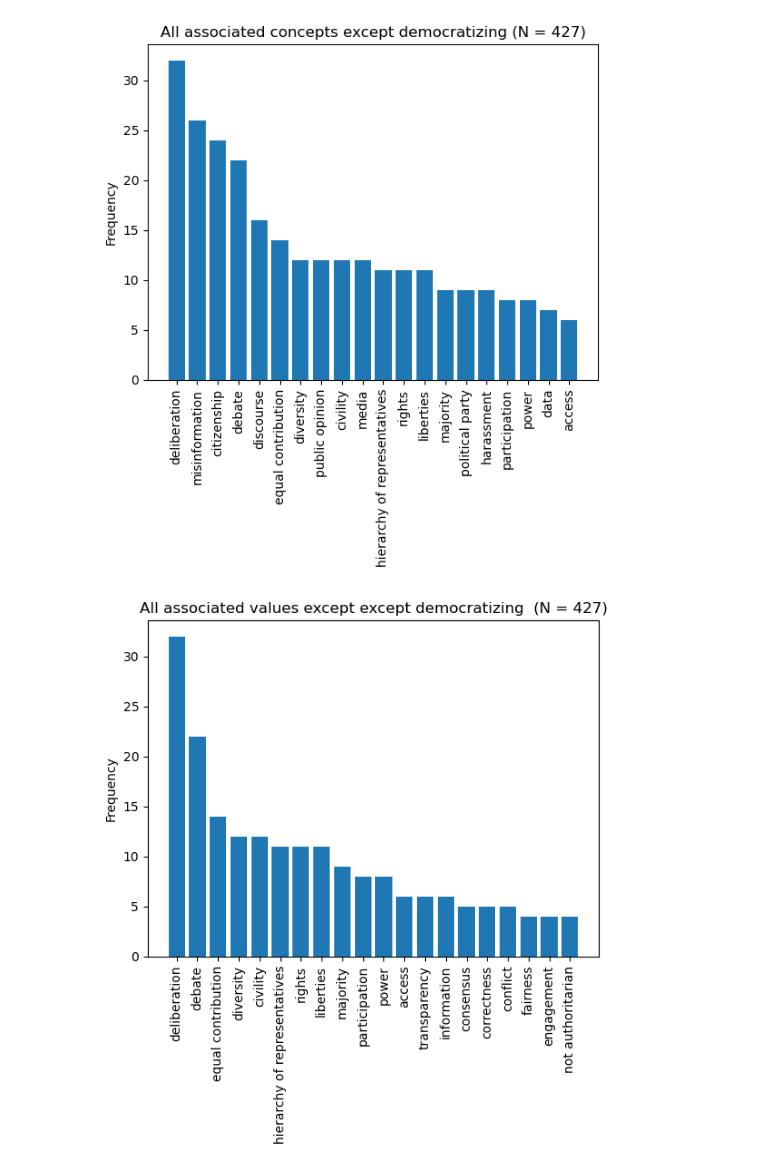
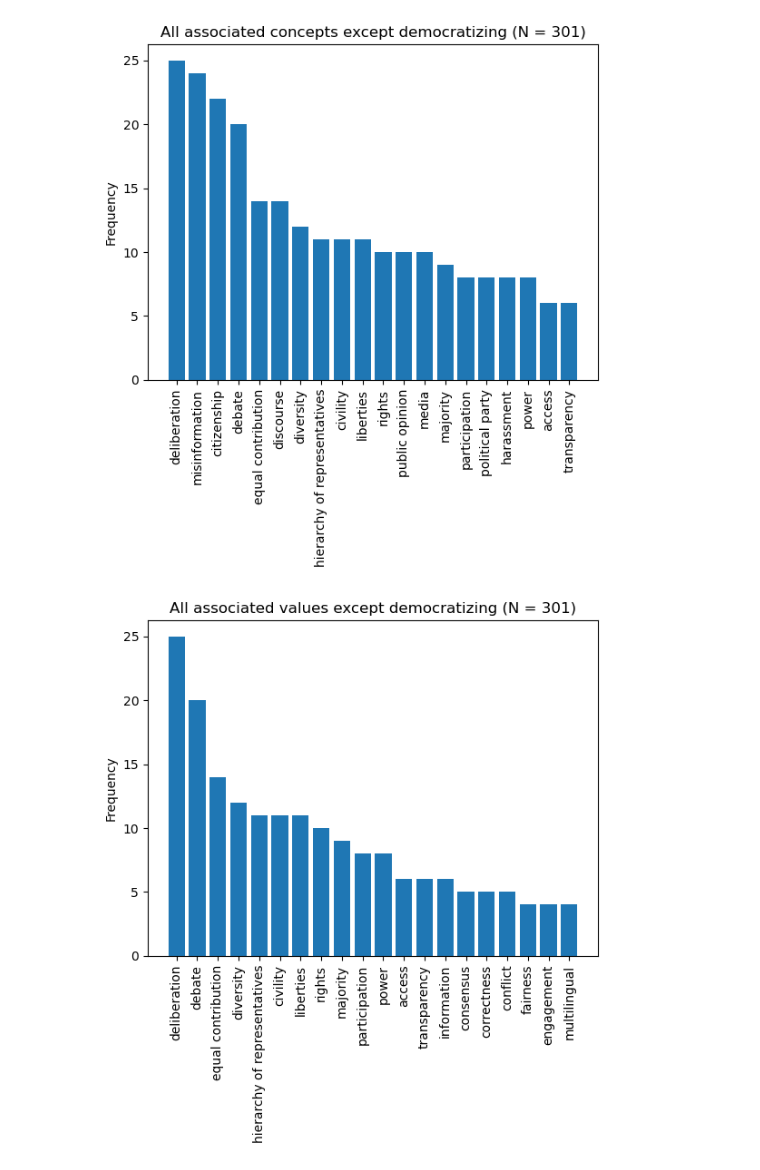
Before and after one commit to ArjunSubramonian/democratization-nlp, a Jupyter notebook: thematic-analysis.ipynb, the cells around one changed output. Cells and saved outputs as stored; diff of their text form; code cells hidden in the pictures.

Commit message:
cleaned up plots

```diff
--- a/thematic-analysis.ipynb
+++ b/thematic-analysis.ipynb
@@ -191,12 +195,19 @@ values = set([
 
 def get_values(x):
     return set([e for e in x if e in values])
+# %%
+def contains(x, theme_set):
+    for e in x:
+        if e in theme_set:
+            return True
+    return False
 # %%
 for exclude_explicit, exclude_implicit, exclude_desc in [
     ([], [], ''),
-    ([set(['democratizing'])], [], 'democratizing')
+    (set(['democratizing']), set(), 'democratizing')
 ]:
-    filtered_agg_df = agg_df['values'][(~agg_df['explicit'].isin(exclude_explicit)) & (~agg_df['implicit'].isin(exclude_implicit))]
+    filtered_agg_df = agg_df['values'][(~agg_df['explicit'].apply(lambda x: contains(x, exclude_explicit))) \
+                                       & (~agg_df['implicit'].apply(lambda x: contains(x, exclude_implicit)))]
 
     freqs = Counter(filtered_agg_df.apply(list).sum())
 
@@ -219,8 +230,6 @@ for exclude_explicit, exclude_implicit, exclude_desc in [
     plt.xticks(rotation=90)
     plt.ylabel('Frequency')
 
-    if exclude_desc != '':
-        exclude_desc = 'except ' + exclude_desc + ' '
     plt.title('All associated values {}(N = {})'.format(exclude_desc, len(filtered_agg_df)))
     plt.show()
 # %% [output]
@@ -229,2 +238,2 @@ for exclude_explicit, exclude_implicit, exclude_desc in [
-[figure, old version]
+[figure, new version]
-[figure, old version]
+[figure, new version]
```
Also changed, not shown: parts of 4 cells of this notebook.
